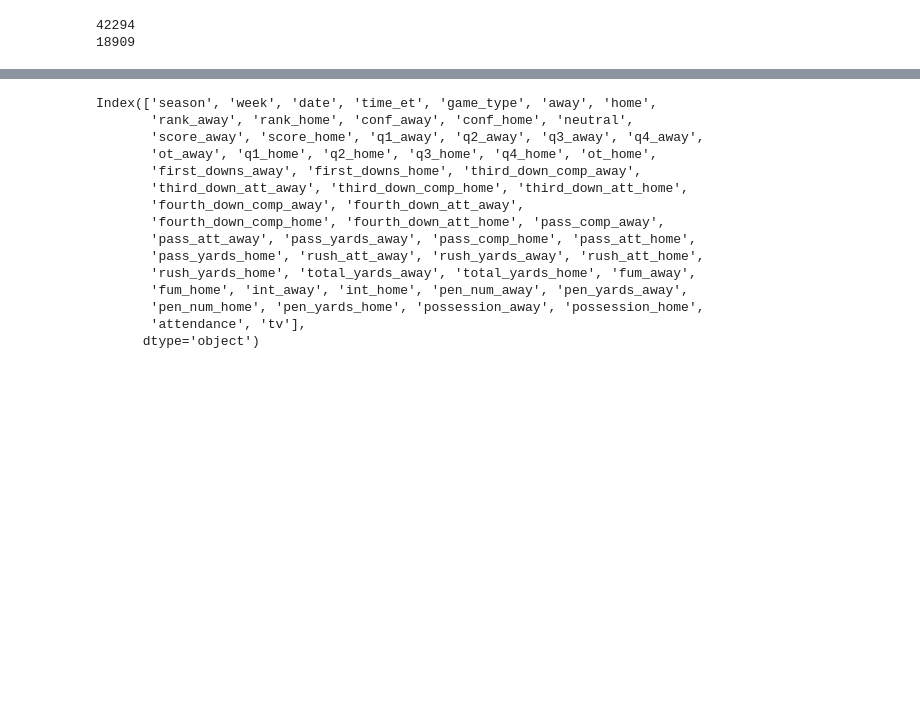
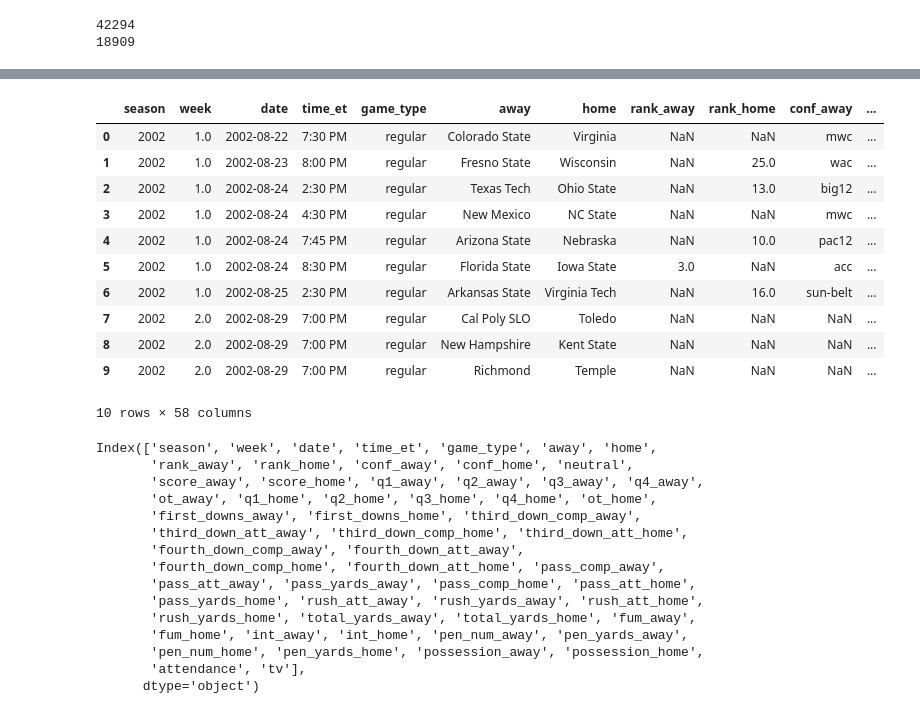
Before and after one commit to landewill/IS477, a Jupyter notebook: notebooks/Data_merge.ipynb, the cells around one changed output, grey strips where cells are left out. Saved outputs shown, nothing was run; the diff lists cells and outputs as text; code cells hidden in the pictures; blank space fills up the shorter version.

```diff
--- a/notebooks/Data_merge.ipynb
+++ b/notebooks/Data_merge.ipynb
@@ -30,3 +45,18 @@ print(len(box))
+# %%
+box.head(10)
+# %% [output]
+|  | season | week | date | time_et | game_type | away | home | rank_away | rank_home | conf_away | ... |
+| 0 | 2002 | 1.0 | 2002-08-22 | 7:30 PM | regular | Colorado State | Virginia | NaN | NaN | mwc | ... |
+| 1 | 2002 | 1.0 | 2002-08-23 | 8:00 PM | regular | Fresno State | Wisconsin | NaN | 25.0 | wac | ... |
+| 2 | 2002 | 1.0 | 2002-08-24 | 2:30 PM | regular | Texas Tech | Ohio State | NaN | 13.0 | big12 | ... |
+| 3 | 2002 | 1.0 | 2002-08-24 | 4:30 PM | regular | New Mexico | NC State | NaN | NaN | mwc | ... |
+| 4 | 2002 | 1.0 | 2002-08-24 | 7:45 PM | regular | Arizona State | Nebraska | NaN | 10.0 | pac12 | ... |
+| 5 | 2002 | 1.0 | 2002-08-24 | 8:30 PM | regular | Florida State | Iowa State | 3.0 | NaN | acc | ... |
+| 6 | 2002 | 1.0 | 2002-08-25 | 2:30 PM | regular | Arkansas State | Virginia Tech | NaN | 16.0 | sun-belt | ... |
+| 7 | 2002 | 2.0 | 2002-08-29 | 7:00 PM | regular | Cal Poly SLO | Toledo | NaN | NaN | NaN | ... |
+| 8 | 2002 | 2.0 | 2002-08-29 | 7:00 PM | regular | New Hampshire | Kent State | NaN | NaN | NaN | ... |
+| 9 | 2002 | 2.0 | 2002-08-29 | 7:00 PM | regular | Richmond | Temple | NaN | NaN | NaN | ... |
+10 rows × 58 columns
 # %%
 box.columns
 # %% [output]
```
Also changed, not shown: parts of 5 cells of this notebook, 3 other files.
